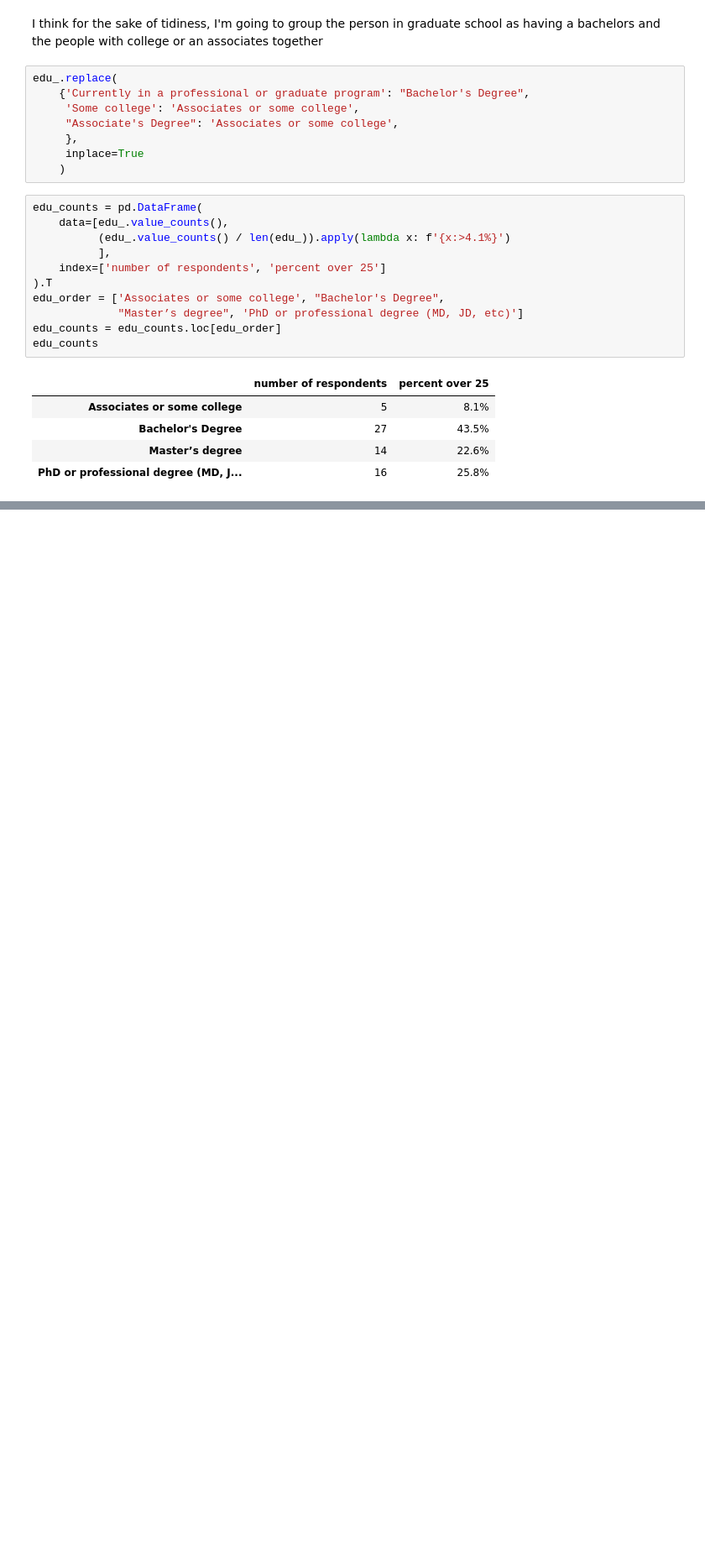
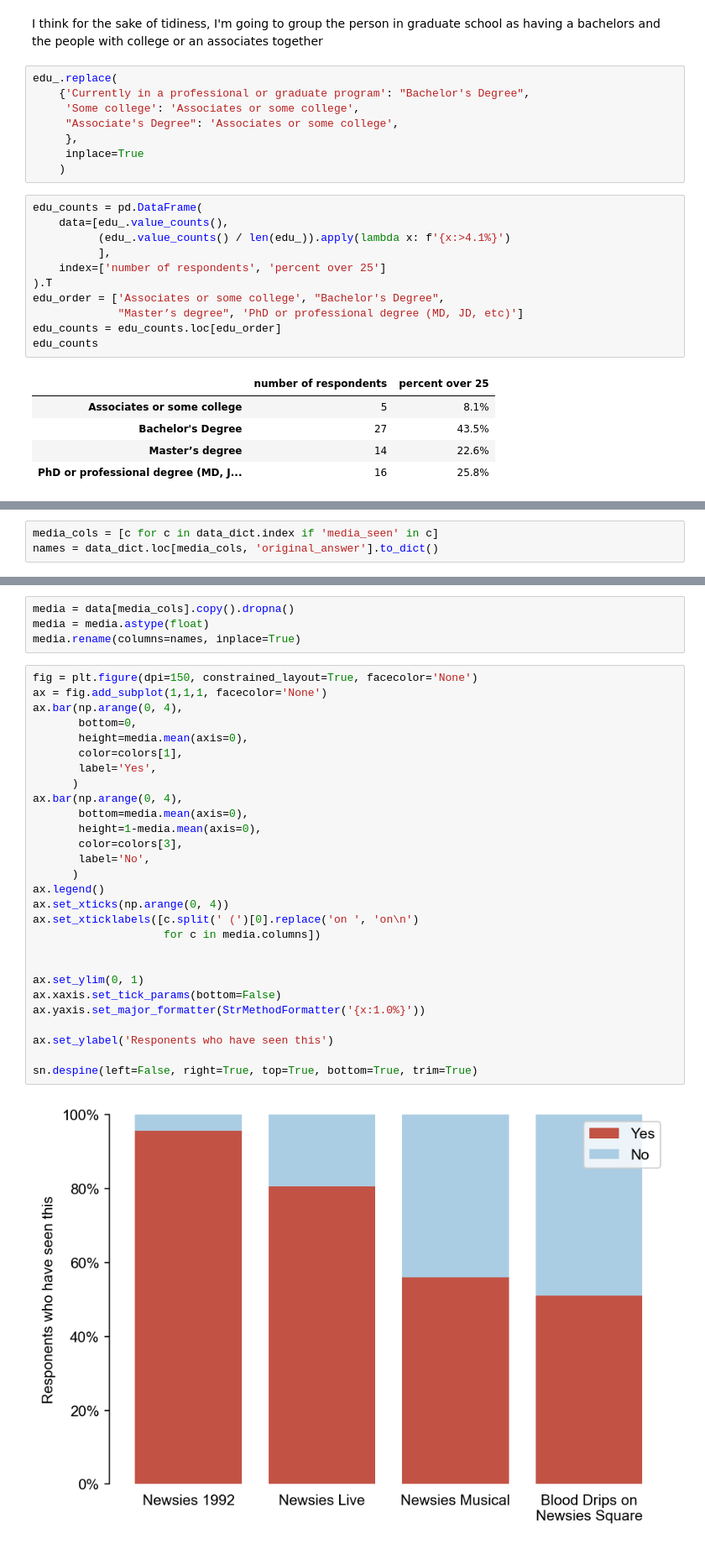
Before and after one commit to jwdebelius/newsies-survey, a Jupyter notebook: ipynb/1.Demographics.ipynb, the cells around one changed output, grey strips where cells are left out. Shown: that part at 84% size. Saved outputs shown, nothing was run; the diff lists cells and outputs as text; blank space fills up the shorter version.

```diff
--- a/ipynb/1.Demographics.ipynb
+++ b/ipynb/1.Demographics.ipynb
@@ -708,0 +723,3 @@ edu_counts
+# %%
+media_cols = [c for c in data_dict.index if 'media_seen' in c]
+names = data_dict.loc[media_cols, 'original_answer'].to_dict()
@@ -708,0 +730,34 @@ edu_counts
+# %%
+media = data[media_cols].copy().dropna()
+media = media.astype(float)
+media.rename(columns=names, inplace=True)
+# %%
+fig = plt.figure(dpi=150, constrained_layout=True, facecolor='None')
+ax = fig.add_subplot(1,1,1, facecolor='None')
+ax.bar(np.arange(0, 4),
+       bottom=0,
+       height=media.mean(axis=0),
+       color=colors[1],
+       label='Yes',
+      )
+ax.bar(np.arange(0, 4),
+       bottom=media.mean(axis=0),
+       height=1-media.mean(axis=0),
+       color=colors[3],
+       label='No',
+      )
+ax.legend()
+ax.set_xticks(np.arange(0, 4))
+ax.set_xticklabels([c.split(' (')[0].replace('on ', 'on\n')
+                    for c in media.columns])
+
+
+ax.set_ylim(0, 1)
+ax.xaxis.set_tick_params(bottom=False)
+ax.yaxis.set_major_formatter(StrMethodFormatter('{x:1.0%}'))
+
+ax.set_ylabel('Responents who have seen this')
+
+sn.despine(left=False, right=True, top=True, bottom=True, trim=True)
+# %% [output]
+[figure, added]
```
Also changed, not shown: parts of 6 cells of this notebook, 1 other file.
